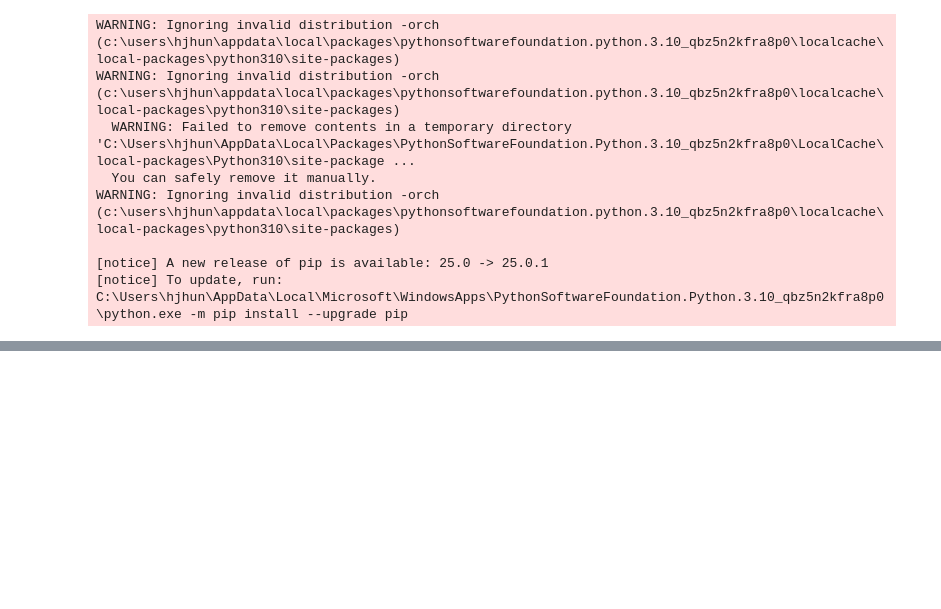
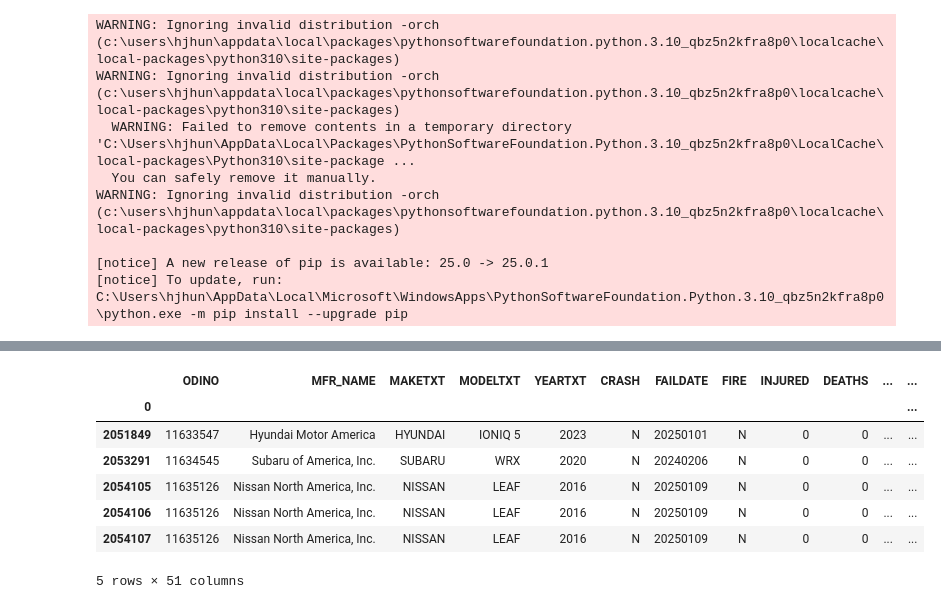
Before and after one commit to HJHUNT/SIADs_capstone_vehicle_complaints_and_recalls, a Jupyter notebook: Example/COMPLAINTS_RECEIVED_25.ipynb, the cells around one changed output, grey strips where cells are left out. Cells and saved outputs as stored; diff of their text form; code cells hidden in the pictures; blank space fills up the shorter version.

```diff
--- a/Example/COMPLAINTS_RECEIVED_25.ipynb
+++ b/Example/COMPLAINTS_RECEIVED_25.ipynb
@@ -703,0 +728,11 @@ WARNING: Ignoring invalid distribution -orch (c:\users\hjhun\appdata\local\packa
+# %%
+display(df_most_similar_complaint)
+# %% [output]
+|  | ODINO | MFR_NAME | MAKETXT | MODELTXT | YEARTXT | CRASH | FAILDATE | FIRE | INJURED | DEATHS | ... | ... |
+| 0 |  |  |  |  |  |  |  |  |  |  |  | ... |
+| 2051849 | 11633547 | Hyundai Motor America | HYUNDAI | IONIQ 5 | 2023 | N | 20250101 | N | 0 | 0 | ... | ... |
+| 2053291 | 11634545 | Subaru of America, Inc. | SUBARU | WRX | 2020 | N | 20240206 | N | 0 | 0 | ... | ... |
+| 2054105 | 11635126 | Nissan North America, Inc. | NISSAN | LEAF | 2016 | N | 20250109 | N | 0 | 0 | ... | ... |
+| 2054106 | 11635126 | Nissan North America, Inc. | NISSAN | LEAF | 2016 | N | 20250109 | N | 0 | 0 | ... | ... |
+| 2054107 | 11635126 | Nissan North America, Inc. | NISSAN | LEAF | 2016 | N | 20250109 | N | 0 | 0 | ... | ... |
+5 rows × 51 columns
```
Also changed, not shown: parts of 5 cells of this notebook, 2 other files.
